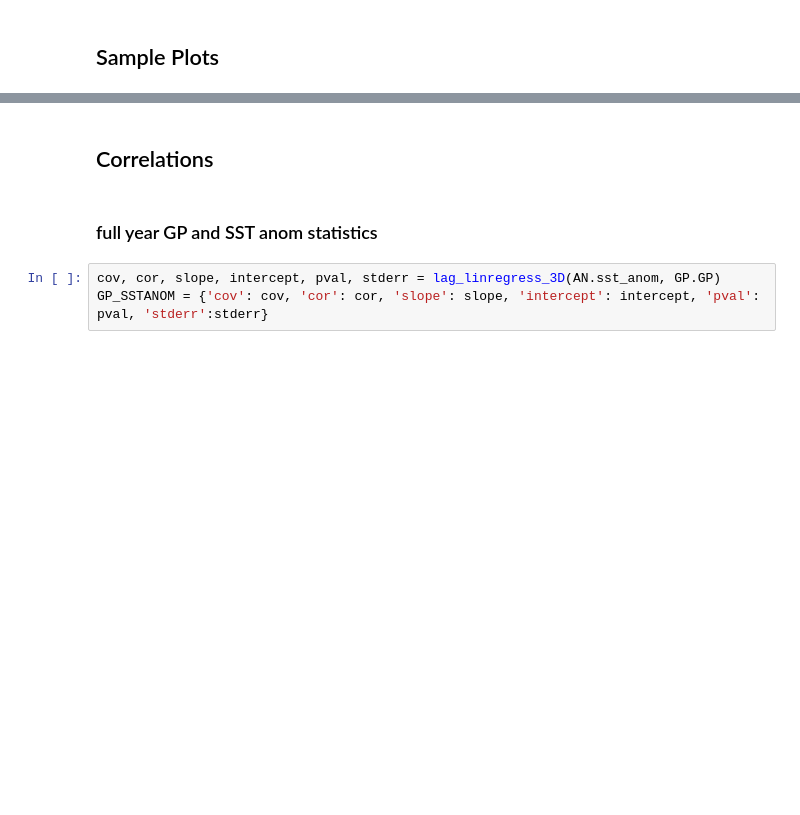
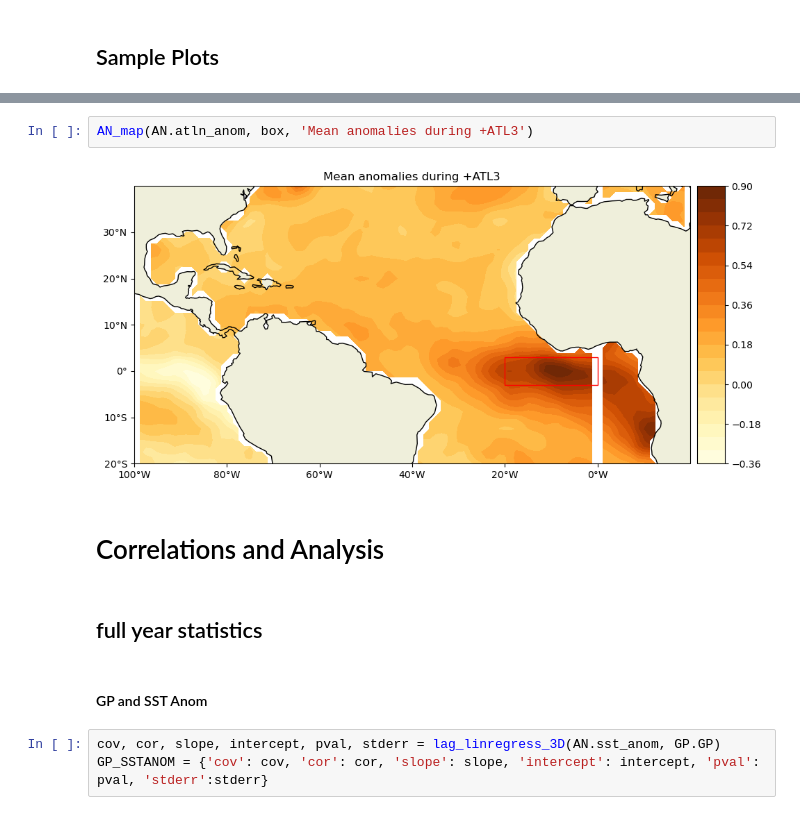
Before and after one commit to allan3prez/ATLN_HG, a Jupyter notebook: AN_GP_analysis.ipynb, the cells around one changed output, grey strips where cells are left out. Cells and saved outputs as stored; diff of their text form; blank space fills up the shorter version.

```diff
--- a/AN_GP_analysis.ipynb
+++ b/AN_GP_analysis.ipynb
@@ -243,7 +342,13 @@ AN_map(AN.sst_anom[8], box, 'SST anomalies')
+# %%
+AN_map(AN.atln_anom, box, 'Mean anomalies during +ATL3')
+# %% [output]
+[figure, added]
 # %% [markdown]
-## Correlations
+# Correlations and Analysis
 # %% [markdown]
-### full year GP and SST anom statistics
+## full year statistics
+# %% [markdown]
+#### GP and SST Anom
 # %%
 cov, cor, slope, intercept, pval, stderr = lag_linregress_3D(AN.sst_anom, GP.GP)
 GP_SSTANOM = {'cov': cov, 'cor': cor, 'slope': slope, 'intercept': intercept, 'pval': pval, 'stderr':stderr}
```
Also changed, not shown: parts of 34 cells of this notebook, 1 other file.
